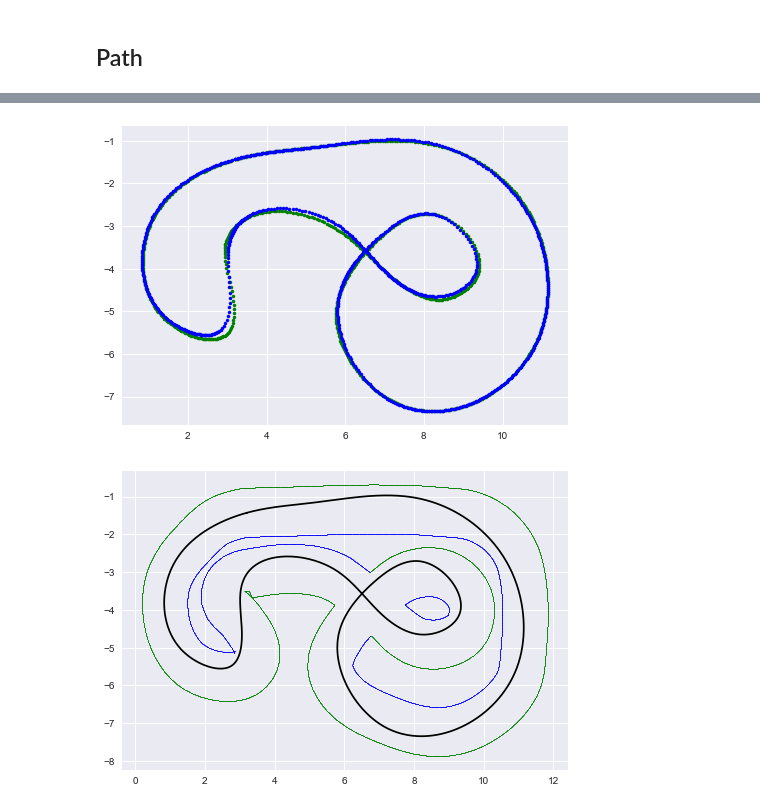
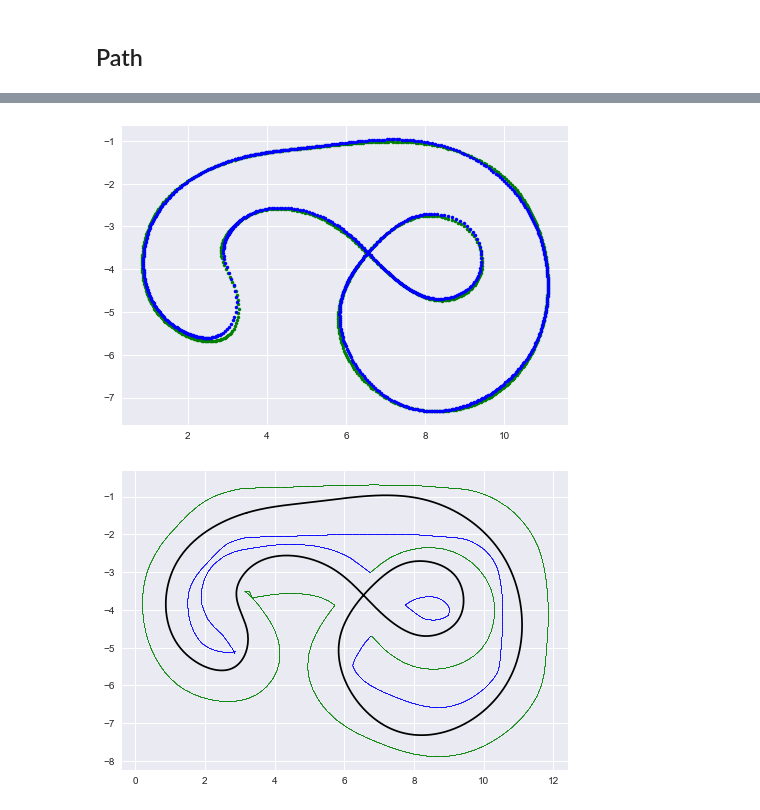
Before and after one commit to danchia/zoomies, a Jupyter notebook: tools/racingpath/import_path.ipynb, the cells around one changed output, grey strips where cells are left out. Cells and saved outputs as stored; diff of their text form; code cells hidden in the pictures.

```diff
--- a/tools/racingpath/import_path.ipynb
+++ b/tools/racingpath/import_path.ipynb
@@ -21,7 +21,7 @@ plt.style.use('seaborn')
 SEGMENT_LENGTH = 0.05
 BOUNDARY_SEGMENT_LENGTH = 0.01 # in meters, finer
 TRACK_WIDTH = 1.3
-ROBOT_HALF_WIDTH = 0.17 # includes safety padding
+ROBOT_HALF_WIDTH = 0.2 # includes safety padding
 G = 9.807
 
 ROBOT_MASS = 1.457 # kg
@@ -242,21 +242,21 @@ plt.show()
 # %%
 plt.figure()
 plt.plot(track.pts[0], track.pts[1],'.g')
 
 new_x = []
 new_y = []
 for idx in range(len(track.pts[0])):
   xp, yp = track.pts[0][idx], track.pts[1][idx]
   xstar = x.value[:,idx]
   new_x.append(xp - xstar[0]*math.cos(xstar[4]))
   new_y.append(yp - xstar[0]*math.sin(xstar[4]))
 
-track.racing_line_from_points([new_x, new_y], smooth_factor=1)
+track.racing_line_from_points([new_x, new_y], smooth_factor=0.5)
 plt.plot(track.pts[0], track.pts[1],'.b')
 
 plt.show()
 
 track.display()
 # %% [output]
-[figure, old version]
+[figure, new version]
-[figure, old version]
+[figure, new version]
```
Also changed, not shown: parts of 4 cells of this notebook.
